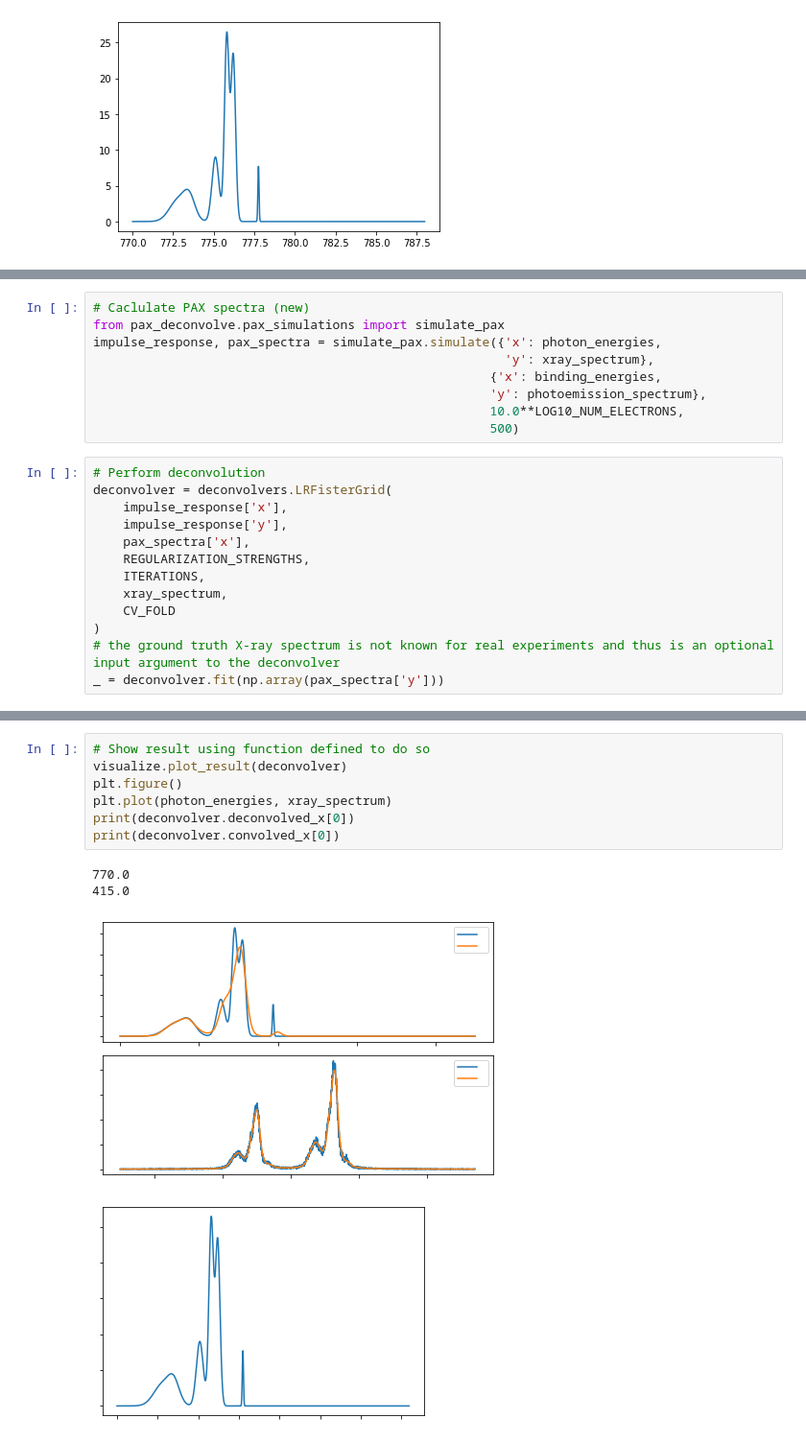
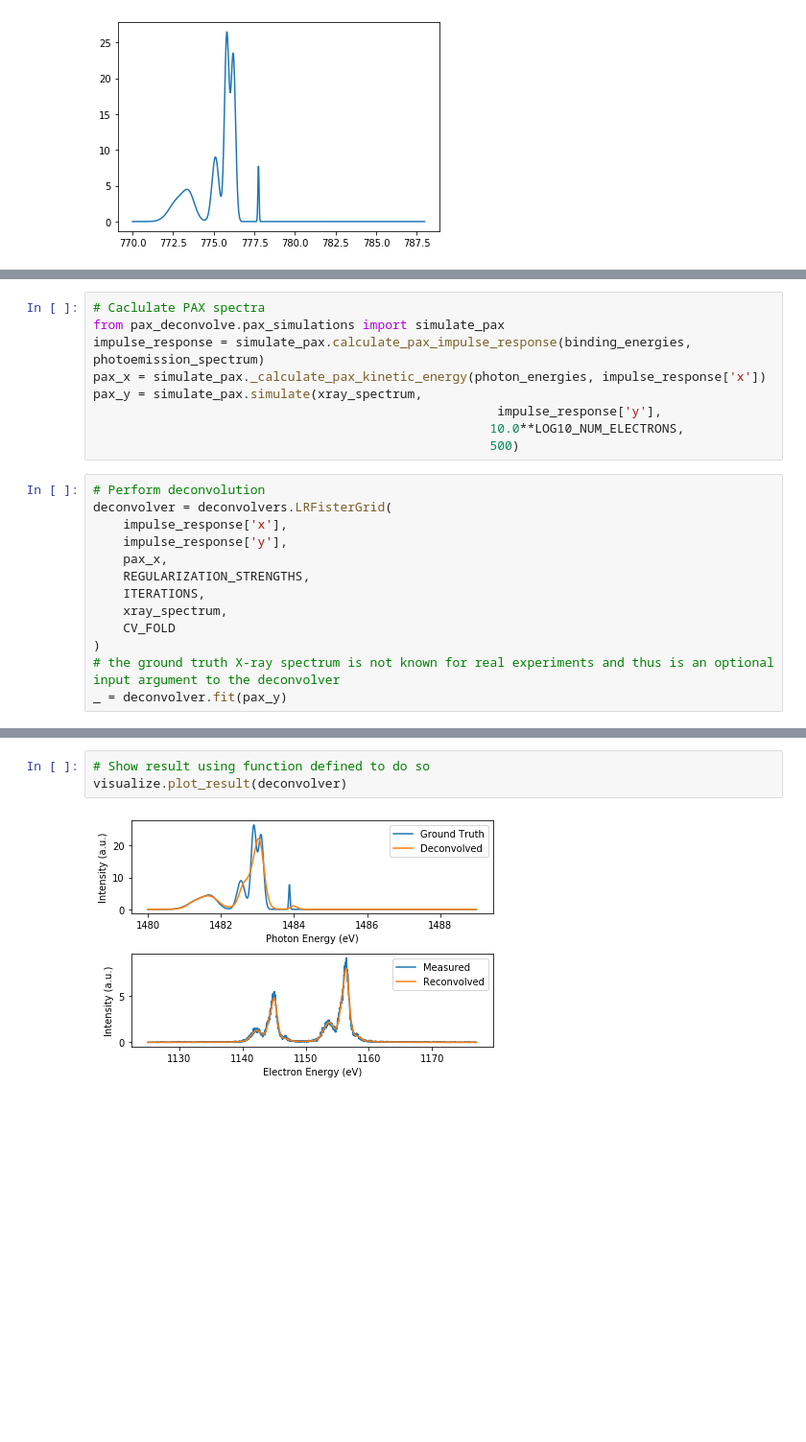
Before and after one commit to dhigley6/PAX2, a Jupyter notebook: notebooks/tutorial_including_inventing_data.ipynb, the cells around one changed output, grey strips where cells are left out. Shown: that part at 96% size. Cells and saved outputs as stored; diff of their text form; blank space fills up the shorter version.

```diff
--- a/notebooks/tutorial_including_inventing_data.ipynb
+++ b/notebooks/tutorial_including_inventing_data.ipynb
@@ -75,10 +75,10 @@ plt.plot(pax_spectra[0])
 # %%
-# Caclulate PAX spectra (new)
+# Caclulate PAX spectra
 from pax_deconvolve.pax_simulations import simulate_pax
-impulse_response, pax_spectra = simulate_pax.simulate({'x': photon_energies,
-                                                       'y': xray_spectrum},
-                                                     {'x': binding_energies,
-                                                     'y': photoemission_spectrum},
+impulse_response = simulate_pax.calculate_pax_impulse_response(binding_energies, photoemission_spectrum)
+pax_x = simulate_pax._calculate_pax_kinetic_energy(photon_energies, impulse_response['x'])
+pax_y = simulate_pax.simulate(xray_spectrum,
+                                                      impulse_response['y'],
                                                      10.0**LOG10_NUM_ELECTRONS,
                                                      500)
 # %%
@@ -86,13 +86,13 @@ impulse_response, pax_spectra = simulate_pax.simulate({'x': photon_energies,
 deconvolver = deconvolvers.LRFisterGrid(
     impulse_response['x'],
     impulse_response['y'],
-    pax_spectra['x'],
+    pax_x,
     REGULARIZATION_STRENGTHS,
     ITERATIONS,
     xray_spectrum,
     CV_FOLD
 )
 # the ground truth X-ray spectrum is not known for real experiments and thus is an optional input argument to the deconvolver
-_ = deconvolver.fit(np.array(pax_spectra['y']))
+_ = deconvolver.fit(pax_y)
 # %% [output]
 Fitting 3 folds for each of 10 candidates, totalling 30 fits
@@ -102,15 +101,8 @@ Fitting 3 folds for each of 10 candidates, totalling 30 fits
 # %%
 # Show result using function defined to do so
 visualize.plot_result(deconvolver)
-plt.figure()
-plt.plot(photon_energies, xray_spectrum)
-print(deconvolver.deconvolved_x[0])
-print(deconvolver.convolved_x[0])
 # %% [output]
-770.0
-415.0
-[figure, old version]
+[figure, new version]
-[figure, removed]
 # %%
 # plot result manually
 plt.figure()
```
Also changed, not shown: parts of 6 cells of this notebook, 3 other files.
